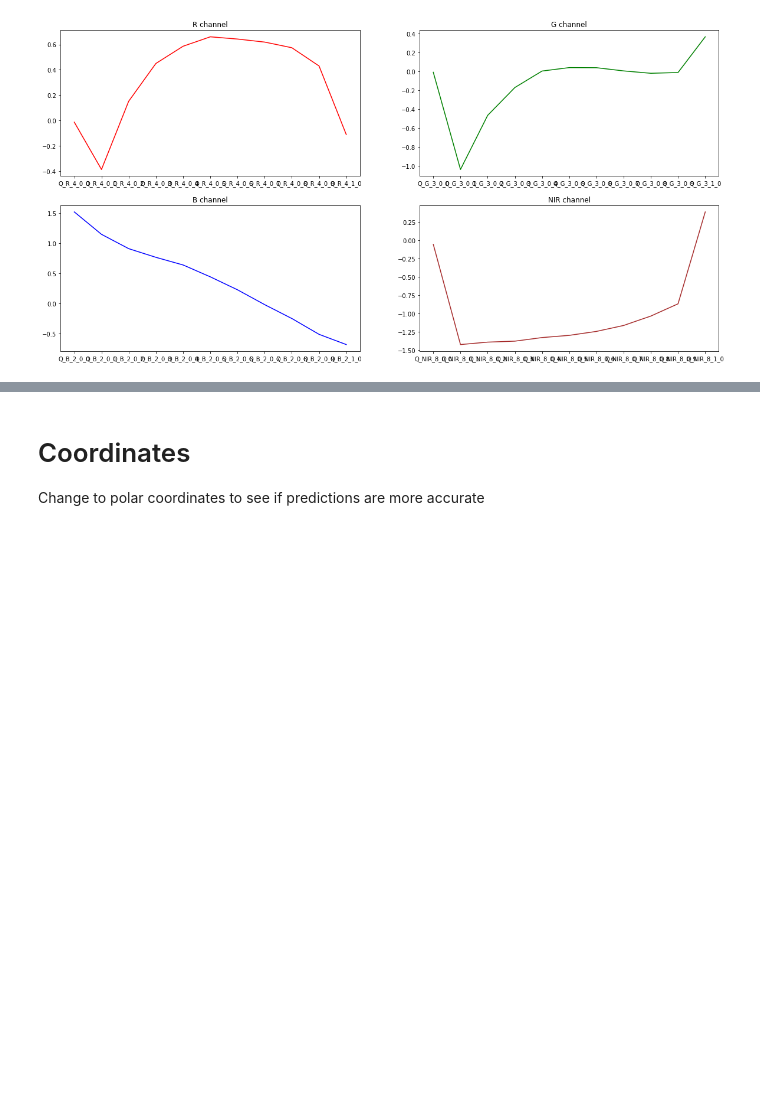
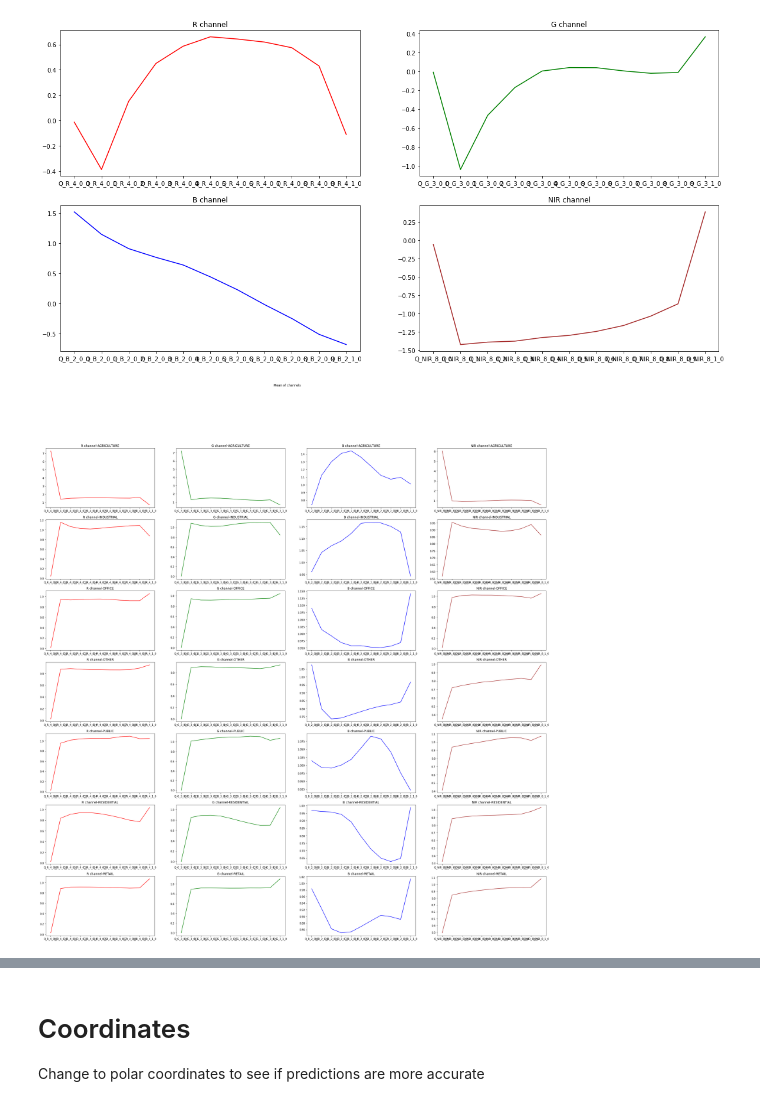
Before and after one commit to jomartla/UniversityHack-Datathon, a Jupyter notebook: minsait.ipynb, the cells around one changed output, grey strips where cells are left out. Cells and saved outputs as stored; diff of their text form; code cells hidden in the pictures; blank space fills up the shorter version.

```diff
--- a/minsait.ipynb
+++ b/minsait.ipynb
@@ -237,4 +241,9 @@ def f(x):
 interact(f, x=20);
 # %% [output]
 [figure]
+# %%
+class_std = group.groupby("CLASE").std()
+plot_all_channels(class_std)
+# %% [output]
+[figure, added]
 # %%
```
Also changed, not shown: parts of 37 cells of this notebook, 2 other files.
